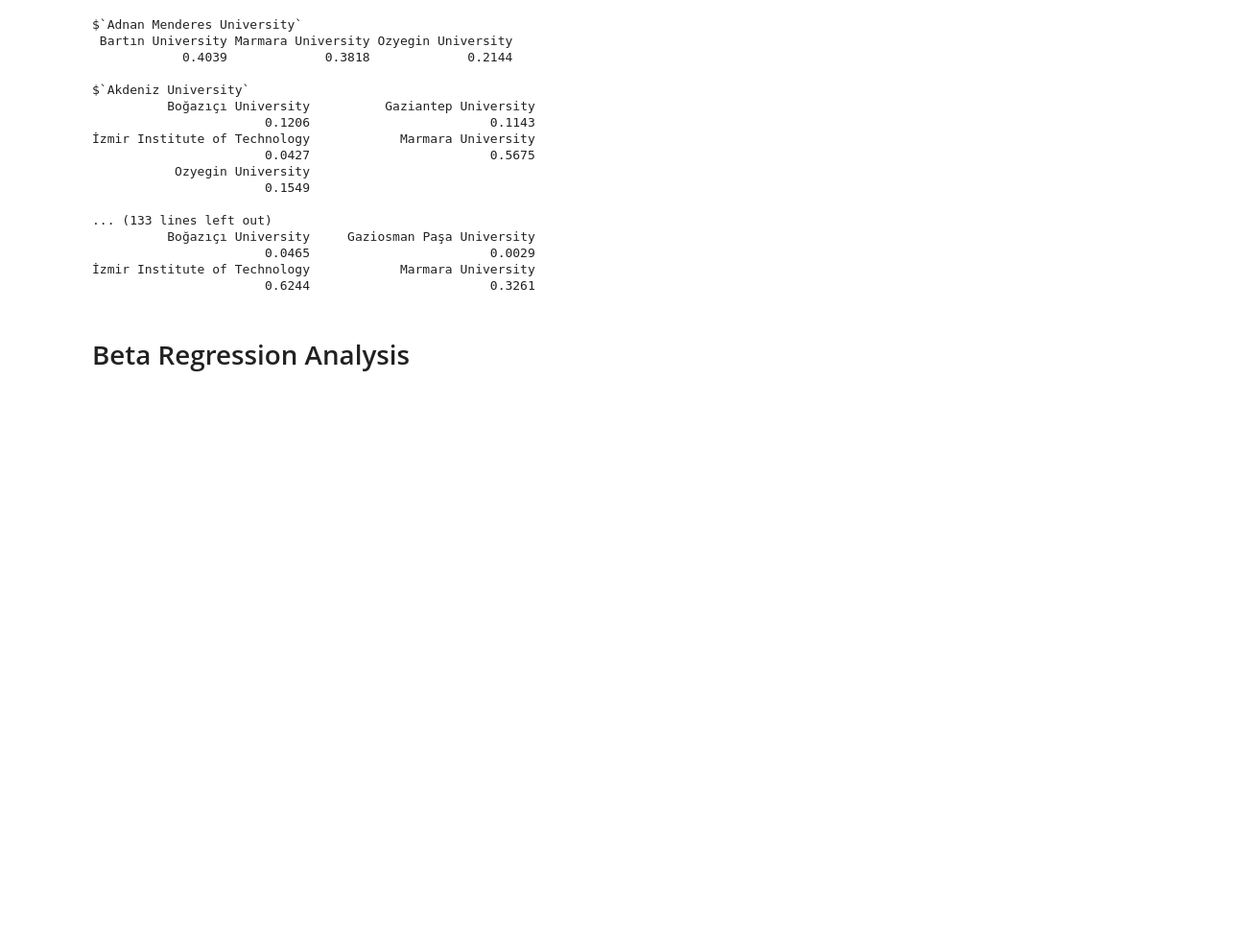
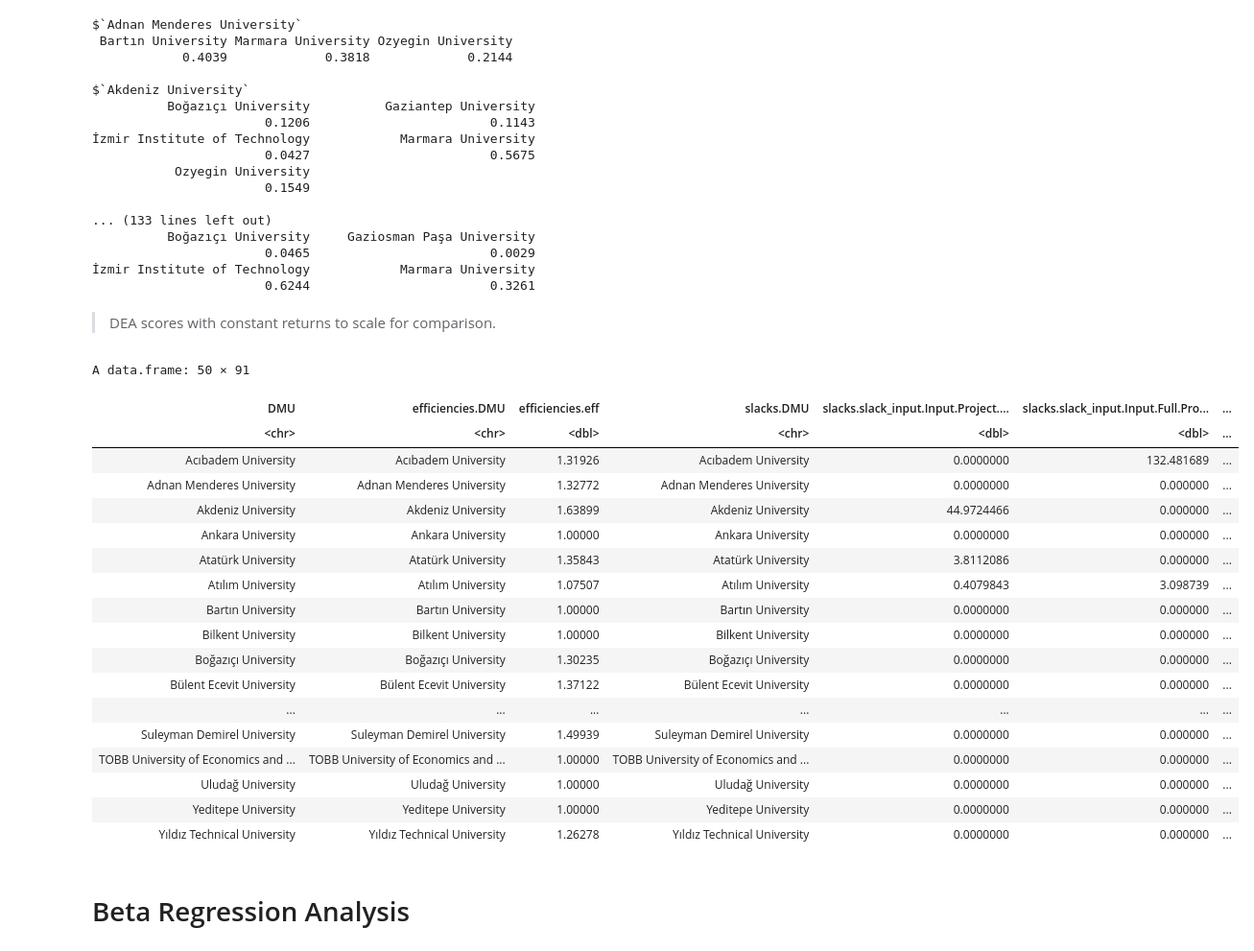
Before and after one commit to MichaelWegener/DEA-BetaRegression-TurkishHigherEducation, a Jupyter notebook: DEA_with_Bootstrapping.ipynb, the cells around one changed output. Shown at 96% size. Cells and saved outputs as stored; diff of their text form; code cells hidden in the pictures; blank space fills up the shorter version.

```diff
--- a/DEA_with_Bootstrapping.ipynb
+++ b/DEA_with_Bootstrapping.ipynb
@@ -144,6 +144,32 @@ $`Akdeniz University`
                        0.0465                        0.0029
 İzmir Institute of Technology            Marmara University
                        0.6244                        0.3261
+# %% [markdown]
+
+> DEA scores with constant returns to scale for comparison.
+# %%
+results_basic_crs<-model_basic(datadea = data_example, rts = "crs", orientation = "oo")
+summary(results_basic_crs)
+# %% [output]
+A data.frame: 50 × 91
+| DMU | efficiencies.DMU | efficiencies.eff | slacks.DMU | slacks.slack_input.Input.Project.... | slacks.slack_input.Input.Full.Pro... | ... |
+| <chr> | <chr> | <dbl> | <chr> | <dbl> | <dbl> | ... |
+| Acıbadem University | Acıbadem University | 1.31926 | Acıbadem University | 0.0000000 | 132.481689 | ... |
+| Adnan Menderes University | Adnan Menderes University | 1.32772 | Adnan Menderes University | 0.0000000 | 0.000000 | ... |
+| Akdeniz University | Akdeniz University | 1.63899 | Akdeniz University | 44.9724466 | 0.000000 | ... |
+| Ankara University | Ankara University | 1.00000 | Ankara University | 0.0000000 | 0.000000 | ... |
+| Atatürk University | Atatürk University | 1.35843 | Atatürk University | 3.8112086 | 0.000000 | ... |
+| Atılım University | Atılım University | 1.07507 | Atılım University | 0.4079843 | 3.098739 | ... |
+| Bartın University | Bartın University | 1.00000 | Bartın University | 0.0000000 | 0.000000 | ... |
+| Bilkent University | Bilkent University | 1.00000 | Bilkent University | 0.0000000 | 0.000000 | ... |
+| Boğazıçı University | Boğazıçı University | 1.30235 | Boğazıçı University | 0.0000000 | 0.000000 | ... |
+| Bülent Ecevit University | Bülent Ecevit University | 1.37122 | Bülent Ecevit University | 0.0000000 | 0.000000 | ... |
+| ... | ... | ... | ... | ... | ... | ... |
+| Suleyman Demirel University | Suleyman Demirel University | 1.49939 | Suleyman Demirel University | 0.0000000 | 0.000000 | ... |
+| TOBB University of Economics and ... | TOBB University of Economics and ... | 1.00000 | TOBB University of Economics and ... | 0.0000000 | 0.000000 | ... |
+| Uludağ University | Uludağ University | 1.00000 | Uludağ University | 0.0000000 | 0.000000 | ... |
+| Yeditepe University | Yeditepe University | 1.00000 | Yeditepe University | 0.0000000 | 0.000000 | ... |
+| Yıldız Technical University | Yıldız Technical University | 1.26278 | Yıldız Technical University | 0.0000000 | 0.000000 | ... |
 # %% [markdown]
 # Beta Regression Analysis
 # %% [markdown]
```
Also changed, not shown: parts of 5 cells of this notebook.
